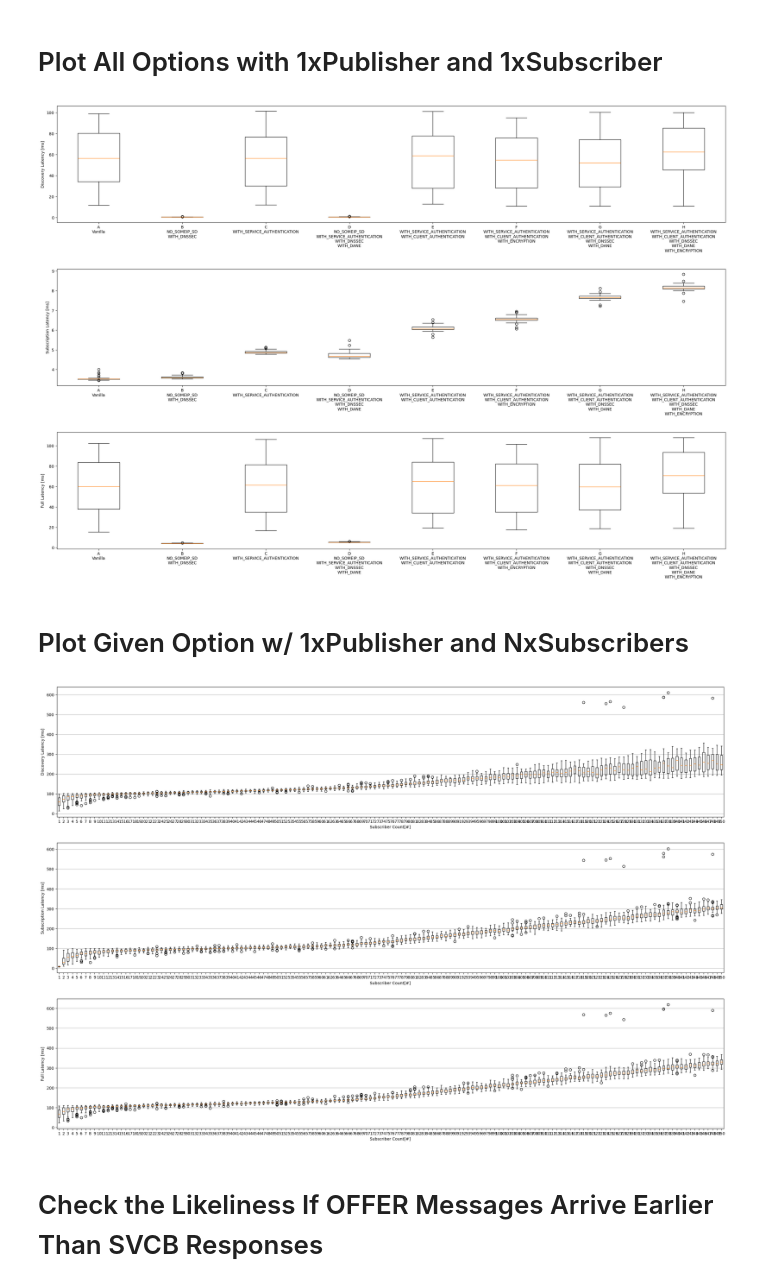
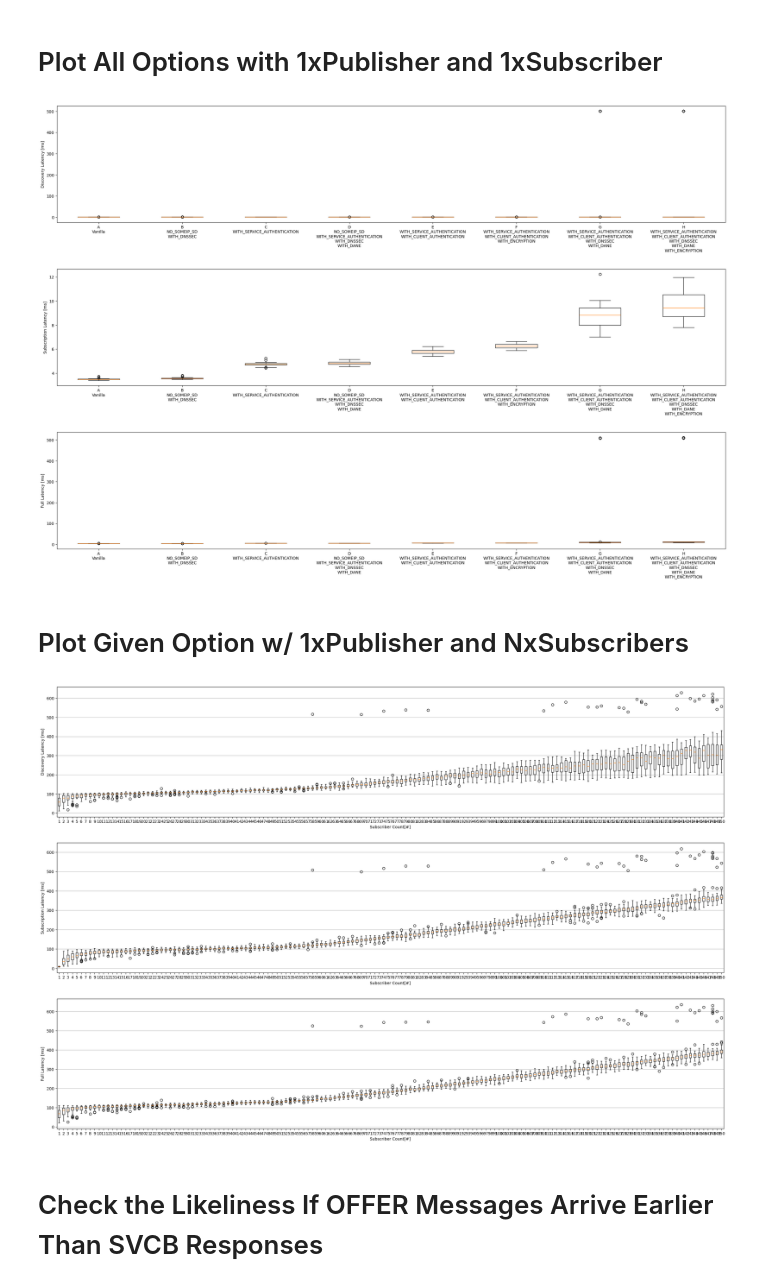
Before and after one commit to mehkir/mininet-vsomeip-evaluation, a Jupyter notebook: plot-scripts/evaluation.ipynb, the cells around one changed output. Drawn from its saved outputs; the diff is of its cells as text; code cells hidden in the pictures.

```diff
--- a/plot-scripts/evaluation.ipynb
+++ b/plot-scripts/evaluation.ipynb
@@ -62,8 +62,8 @@ compile_definitions = {'A':'Vanilla',
 # %% [markdown]
 # Plot All Options with 1xPublisher and 1xSubscriber
 # %%
-SUB_PATH='1xpublisher-1xsubscriber'
-# SUB_PATH='1xpublisher-1xsubscriber-wo-initial-delay'
+# SUB_PATH='1xpublisher-1xsubscriber'
+SUB_PATH='1xpublisher-1xsubscriber-wo-initial-delay'
 discovery_latency_dict: dict = dict()
 subscription_latency_dict: dict = dict()
 full_latency_dict: dict = dict()
@@ -94,34 +94,34 @@ for option, description in compile_definitions.items():
             subscription_lower_bound = (df[['OFFER_RECEIVE', 'SVCB_SERVICE_RESPONSE_RECEIVE']].max(axis=1)).min()/1000_000
         if WITH_SERVICE_AUTHENTICATION in description:
             subscription_upper_bound = df['VERIFY_SERVICE_SIGNATURE_END'].max()/1000_000
         else:
             subscription_upper_bound = df['SUBSCRIBE_ACK_RECEIVE'].max()/1000_000
         discovery_latency.append(discovery_upper_bound - df['SUBSCRIBER_APP_INITIALIZATION_END'].min()/1000_000)
         subscription_latency.append(subscription_upper_bound - subscription_lower_bound)
         full_latency.append(subscription_upper_bound - df['SUBSCRIBER_APP_INITIALIZATION_END'].min()/1000_000)
     discovery_latency_dict[option] = discovery_latency
     subscription_latency_dict[option] = subscription_latency
     full_latency_dict[option] = full_latency
     df_discovery_latency = pd.DataFrame()
     df_subscription_latency = pd.DataFrame()
     df_full_latency = pd.DataFrame()
     df_discovery_latency['DISCOVERY_LATENCY'] = discovery_latency
     df_subscription_latency['SUBSCRIPTION_LATENCY'] = subscription_latency
     df_full_latency['FULL_LATENCY'] = full_latency
     df_discovery_latency.to_csv(f'export/{SUB_PATH}/{option}-{member_count}-DISCOVERY-LATENCY.csv', index=False)
     df_subscription_latency.to_csv(f'export/{SUB_PATH}/{option}-{member_count}-SUBSCRIPTION-LATENCY.csv', index=False)
     df_full_latency.to_csv(f'export/{SUB_PATH}/{option}-{member_count}-FULL-LATENCY.csv', index=False)
 
 ax[0].boxplot(discovery_latency_dict.values())
 ax[0].set_xticklabels(labels=box_labels, rotation=0)
 ax[1].boxplot(subscription_latency_dict.values())
 ax[1].set_xticklabels(labels=box_labels, rotation=0)
 ax[2].boxplot(full_latency_dict.values())
 ax[2].set_xticklabels(labels=box_labels, rotation=0)
 plt.subplots_adjust(hspace=0.4)
 plt.show()
 # %% [output]
-[figure, old version]
+[figure, new version]
 # %% [markdown]
 # Plot Given Option w/ 1xPublisher and NxSubscribers
 # %%
@@ -130,7 +130,7 @@ ax[0].set_ylabel('Discovery Latency [ms]')
 ax[1].set_ylabel('Subscription Latency [ms]')
 ax[2].set_ylabel('Full Latency [ms]')
 
-option = 'H'
+option = 'G'
 description = compile_definitions[option]
 
 discovery_latency_dict: dict = dict()
@@ -189,7 +189,7 @@ ax[2].set_xlabel("Subscriber Count[#]")
 ax[2].yaxis.grid(True)
 plt.show()
 # %% [output]
-[figure, old version]
+[figure, new version]
 # %% [markdown]
 # Check the Likeliness If OFFER Messages Arrive Earlier Than SVCB Responses
 # %%
```
Also changed, not shown: 12 other files.
